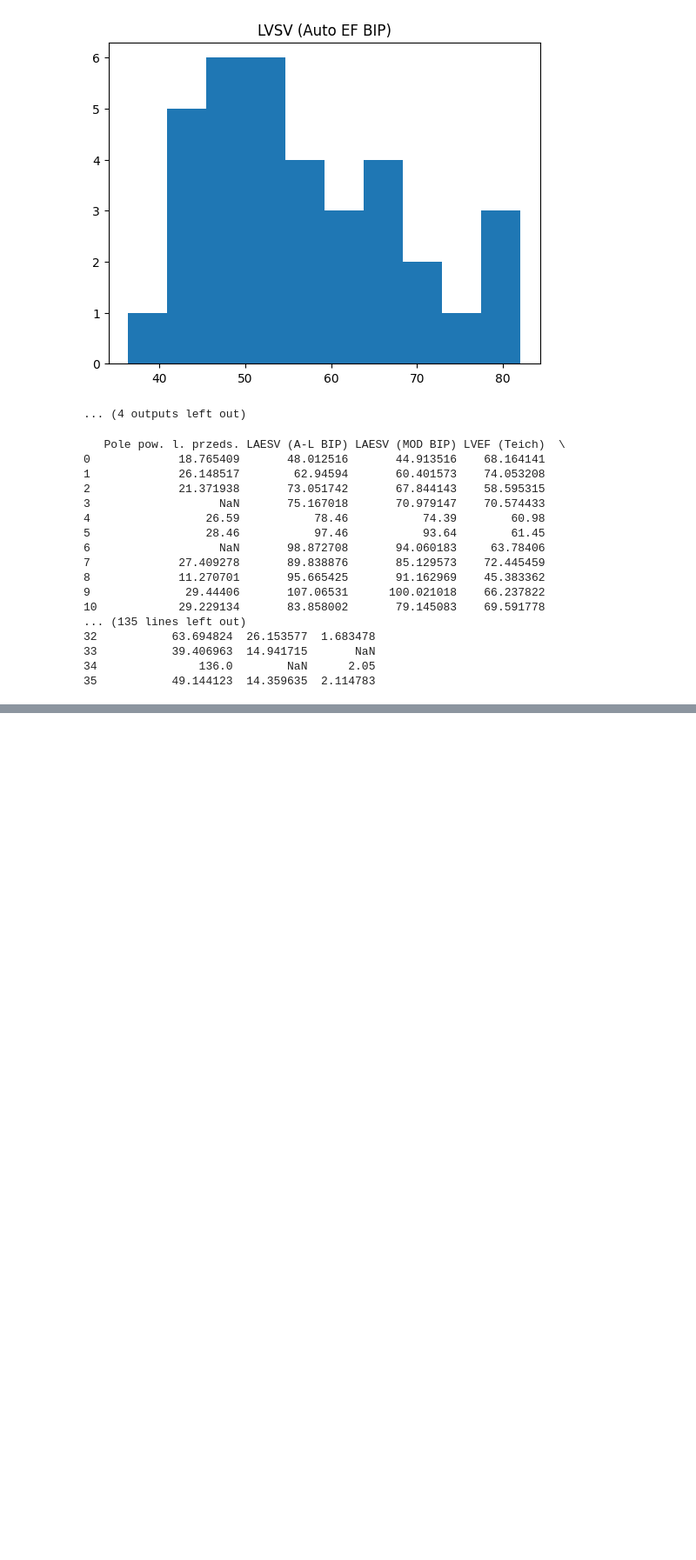
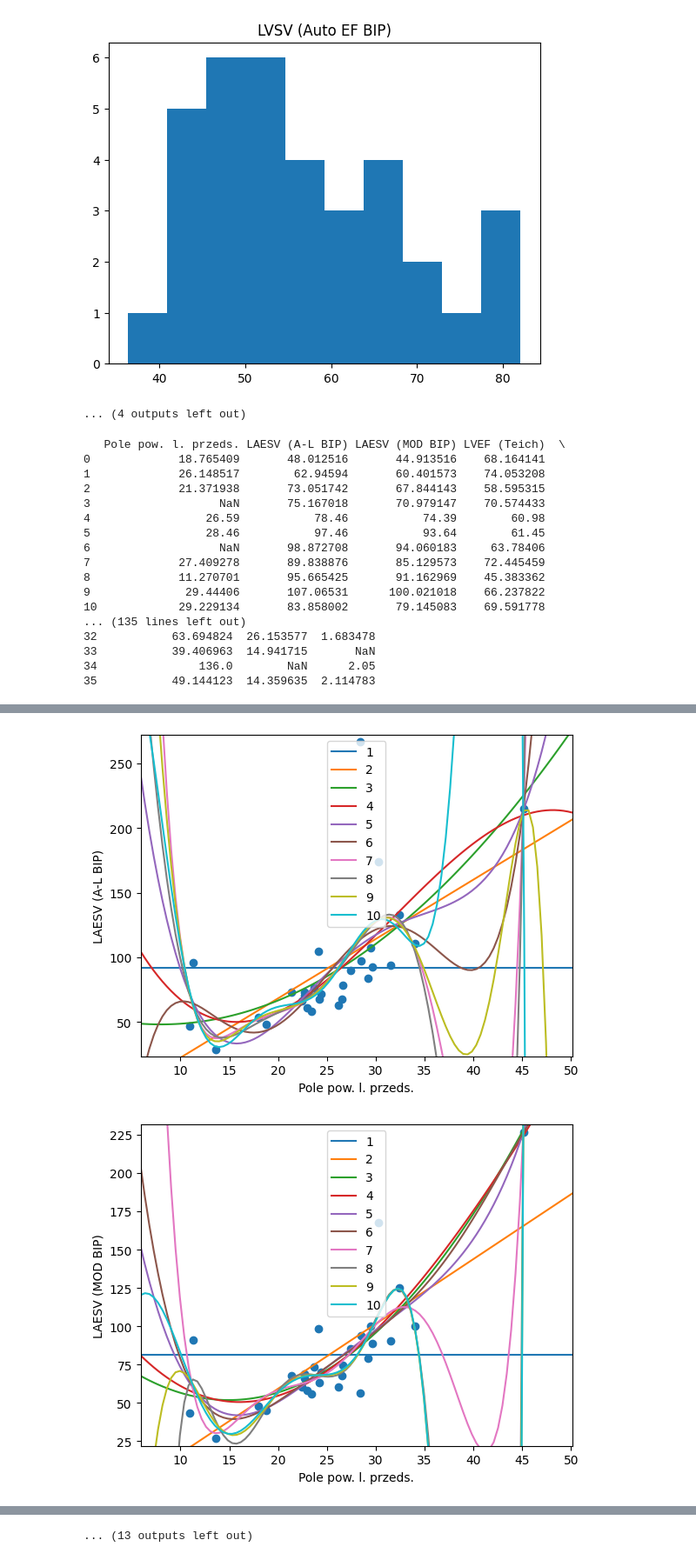
Before and after one commit to LolaKlemenska/machine_learning_for_heart_transplant, a Jupyter notebook: 4th.ipynb, the cells around one changed output, grey strips where cells are left out. Shown at 87% size. Drawn from its saved outputs; the diff is of its cells as text; code cells hidden in the pictures; blank space fills up the shorter version.

```diff
--- a/4th.ipynb
+++ b/4th.ipynb
@@ -246,33 +244,41 @@ wartosci_do_plotowania = []
 for krotka in skorelowane:
     x, y = krotka
 
     x = skalowane_dane[x]
     y = skalowane_dane[y]
 
     z = pd.DataFrame(zip(x,y)).dropna()
     wartosci_do_plotowania.append(z)
 
 
 for index, krotka in enumerate(skorelowane):
             wart_reshaped = np.array(wartosci_do_plotowania[index][0]).reshape(-1,1)
             features = PolynomialFeatures(degree=len(wartosci_do_plotowania[index][0]))
             WART = features.fit_transform(wart_reshaped)
-            X_train, X_test, y_train, y_test = train_test_split(features, y, test_size=0.2, random_state=42)
+
+            data_points = 100
+            generated_base_x = np.linspace(min(wartosci_do_plotowania[index][0])-5,max(wartosci_do_plotowania[index][0])+5,data_points)
+            generated_base_y = np.sin(2*np.pi* generated_base_x)
+
+            x_to_fit = generated_base_x
+            x_to_fit_reshaped = x_to_fit.reshape(-1,1)
+            x_fitting = features.fit_transform(x_to_fit_reshaped)
 
 
             linreg = LinearRegression(fit_intercept=False)
 
-
             for polynomial_order in range(1,11):
-                training_values = linreg.fit(X_train, y_train)
                 fitting_values = linreg.fit(WART[:, :polynomial_order], wartosci_do_plotowania[index][1])
                 fitted_values_to_model = fitting_values.predict(x_fitting[:,:polynomial_order])
                 plt.plot(x_to_fit, fitted_values_to_model, label=str(polynomial_order))
 
             plt.scatter(wartosci_do_plotowania[index][0], wartosci_do_plotowania[index][1])
             plt.xlabel(krotka[0])
             plt.ylabel(krotka[1])
             plt.xlim(min(wartosci_do_plotowania[index][0])-5, max(wartosci_do_plotowania[index][0])+5)
             plt.ylim(min(wartosci_do_plotowania[index][1])-5, max(wartosci_do_plotowania[index][1])+5)
             plt.legend()
             plt.show()
+# %% [output]
+[figure, added]
+[figure, added]
@@ -279,3 +295,4 @@ for index, krotka in enumerate(skorelowane):
+... (13 outputs left out)
 # %%
 wartosci_do_plotowania = []
 
```
Also changed, not shown: parts of 5 cells of this notebook.
